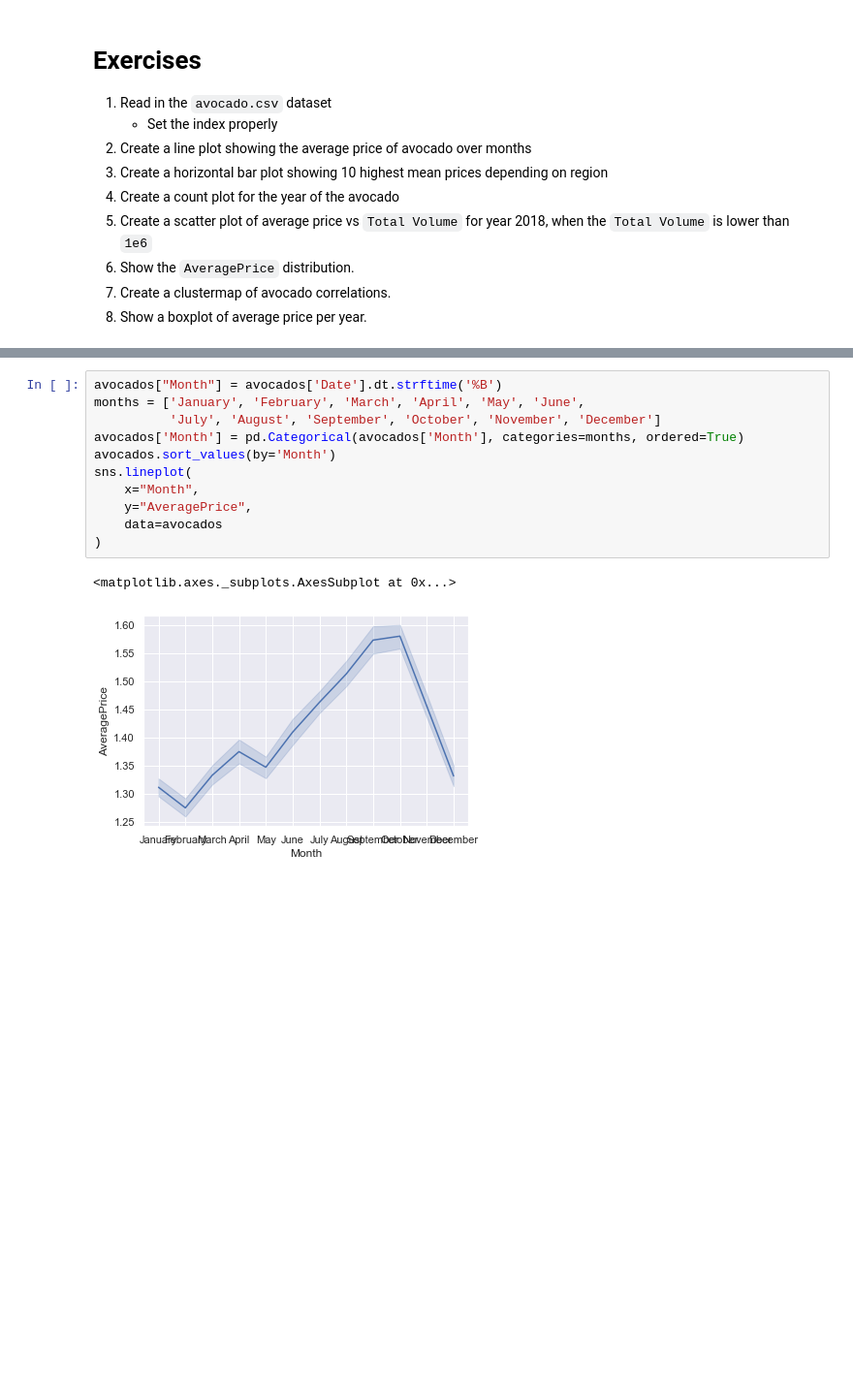
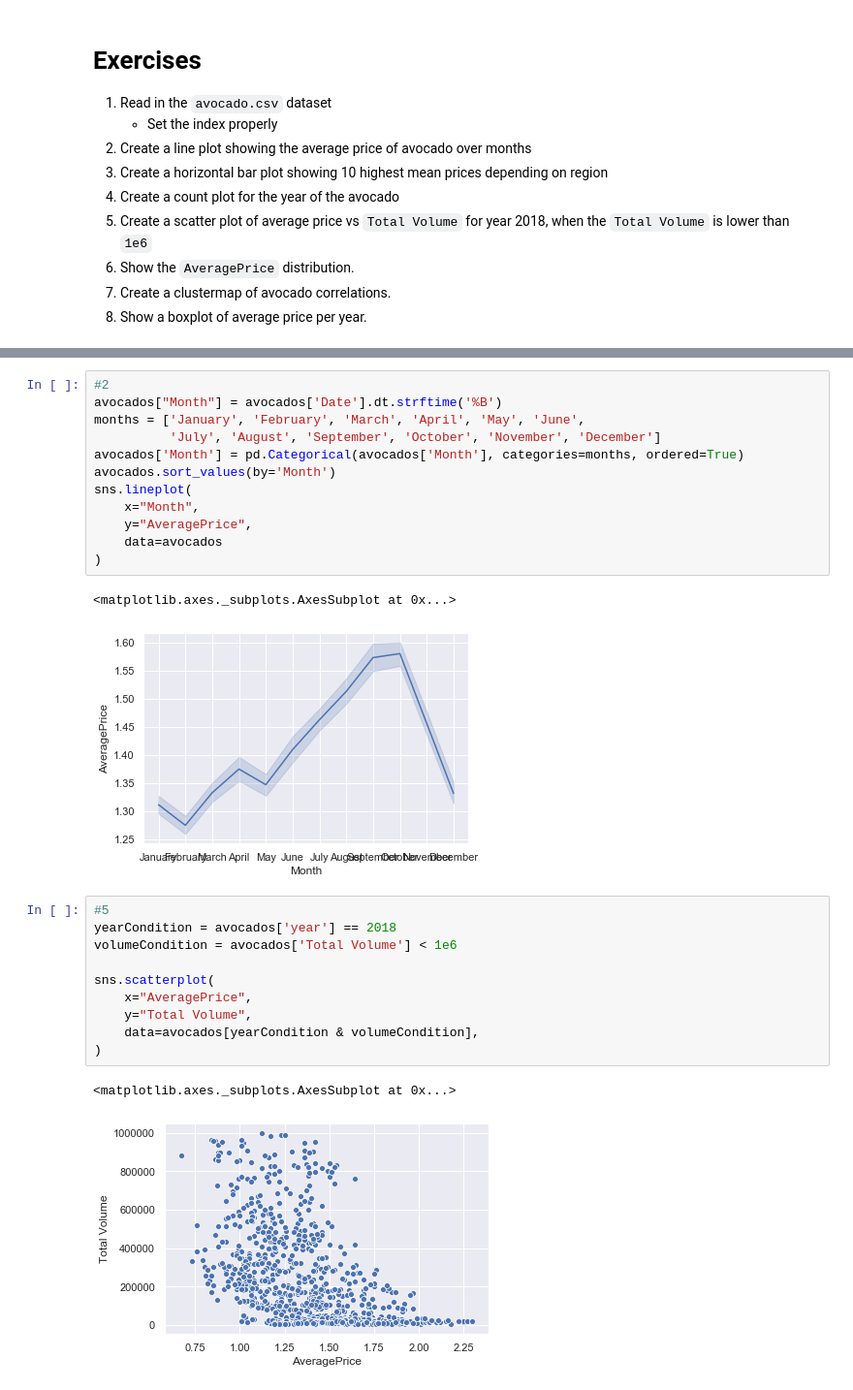
Before and after one commit to mateuszczubkowski/introduction-to-python, a Jupyter notebook: 05 Data Visualization/notebook.ipynb, the cells around one changed output, grey strips where cells are left out. Shown: that part at 97% size. Drawn from its saved outputs; the diff is of its cells as text; blank space fills up the shorter version.

```diff
--- a/05 Data Visualization/notebook.ipynb
+++ b/05 Data Visualization/notebook.ipynb
@@ -263,6 +264,7 @@ avocados.sample(5)
 | 23 | 2016-07-17 | 1.54 | 2947.37 | 2.52 | 1238.01 | 0.00 | 1706.84 | 760.92 | 945.92 | ... |
 | 46 | 2017-02-12 | 1.35 | 16249.95 | 9431.22 | 235.18 | 0.00 | 6583.55 | 6468.83 | 114.72 | ... |
 # %%
+#2
 avocados["Month"] = avocados['Date'].dt.strftime('%B')
 months = ['January', 'February', 'March', 'April', 'May', 'June',
           'July', 'August', 'September', 'October', 'November', 'December']
@@ -276,3 +278,16 @@ sns.lineplot(
 # %% [output]
 <matplotlib.axes._subplots.AxesSubplot at 0x...>
 [figure]
+# %%
+#5
+yearCondition = avocados['year'] == 2018
+volumeCondition = avocados['Total Volume'] < 1e6
+
+sns.scatterplot(
+    x="AveragePrice",
+    y="Total Volume",
+    data=avocados[yearCondition & volumeCondition],
+)
+# %% [output]
+<matplotlib.axes._subplots.AxesSubplot at 0x...>
+[figure, added]
```
Also changed, not shown: parts of 1 cell of this notebook.
